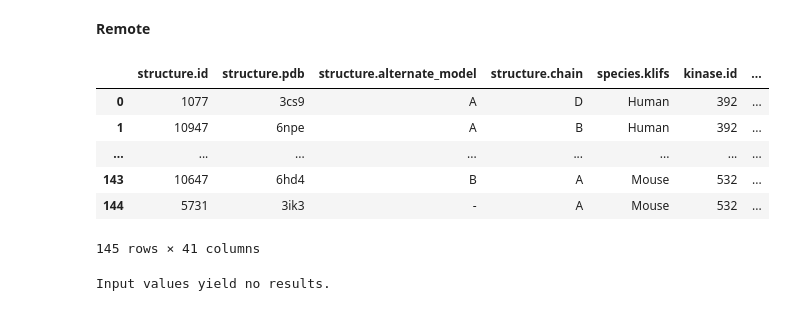
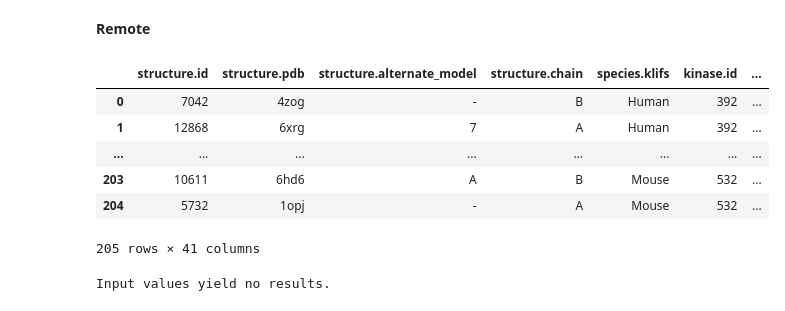
Before and after one commit to volkamerlab/opencadd, a Jupyter notebook: docs/tutorials/databases_klifs.ipynb, the cells around one changed output. Saved outputs shown, nothing was run; the diff lists cells and outputs as text; code cells hidden in the pictures.

```diff
--- a/docs/tutorials/databases_klifs.ipynb
+++ b/docs/tutorials/databases_klifs.ipynb
@@ -707,14 +709,14 @@ Input values yield no results.
 # %% [markdown]
 __Remote__
 # %%
-remote.structures.from_kinase_names(["BMX", "ABL1"])
+remote.structures.by_kinase_names(["BMX", "ABL1"])
 # %% [output]
 |  | structure.id | structure.pdb | structure.alternate_model | structure.chain | species.klifs | kinase.id | ... |
-| 0 | 1077 | 3cs9 | A | D | Human | 392 | ... |
-| 1 | 10947 | 6npe | A | B | Human | 392 | ... |
+| 0 | 7042 | 4zog | - | B | Human | 392 | ... |
+| 1 | 12868 | 6xrg | 7 | A | Human | 392 | ... |
 | ... | ... | ... | ... | ... | ... | ... | ... |
-| 143 | 10647 | 6hd4 | B | A | Mouse | 532 | ... |
-| 144 | 5731 | 3ik3 | - | A | Mouse | 532 | ... |
+| 203 | 10611 | 6hd6 | A | B | Mouse | 532 | ... |
+| 204 | 5732 | 1opj | - | A | Mouse | 532 | ... |
-145 rows × 41 columns
+205 rows × 41 columns
 # %%
 try:
```
Also changed, not shown: parts of 175 cells of this notebook.
